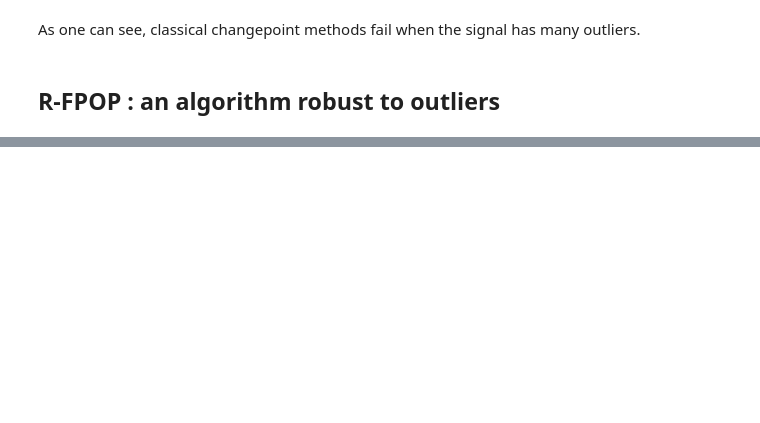
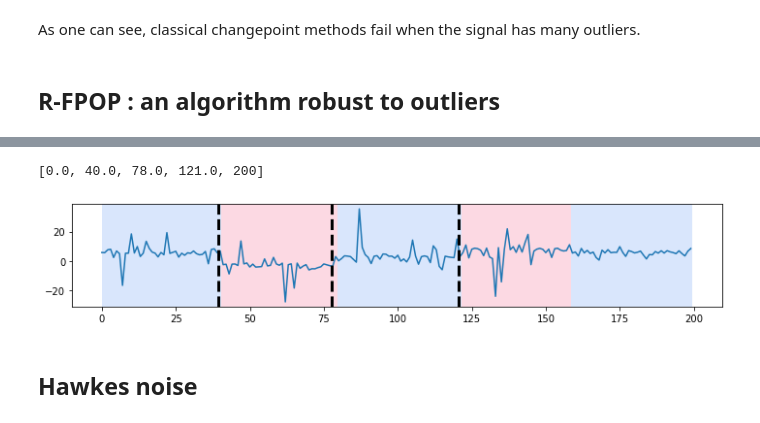
Before and after one commit to LinusBleistein/changepoint_outliers, a Jupyter notebook: imptests.ipynb, the cells around one changed output, grey strips where cells are left out. Cells and saved outputs as stored; diff of their text form; code cells hidden in the pictures; blank space fills up the shorter version.

```diff
--- a/imptests.ipynb
+++ b/imptests.ipynb
@@ -237,0 +172,12 @@ plt.show()
+# %%
+def R_FPOP(y, gamma,K, beta):
+    Qt_star = [((min(y), max(y)), np.zeros(3))]
+    tau_star = [0,100]
+    change_points = []
+    for t in tqdm.tqdm(range(len(y))):
+        Qt, tau = alg2(Qt_star, tau_star, gamma(y[t],K))
+        Qt_min, tau_min = alg3(Qt, tau)
+        change_points.append([Qt_min[0], tau_min])
+        Qt_star, tau_star = alg4(t, Qt, tau, Qt_min + beta)
+    change_points = sorted(np.unique(np.array(change_points)[:,1])) + [len(y)]
+    return change_points
@@ -237,0 +216,12 @@ plt.show()
+# %%
+# changepoint detection with R-FPOP
+K= cauchy_signal.std()
+change_points = R_FPOP(cauchy_signal, biweighloss,K,80)
+print(change_points)
+rpt.display(cauchy_signal, bkps, change_points)
+plt.savefig('rfpopht.pdf')
+# %% [output]
+[0.0, 40.0, 78.0, 121.0, 200]
+[figure, added]
+# %% [markdown]
+## Hawkes noise
```
Also changed, not shown: parts of 57 cells of this notebook, 4 other files.
